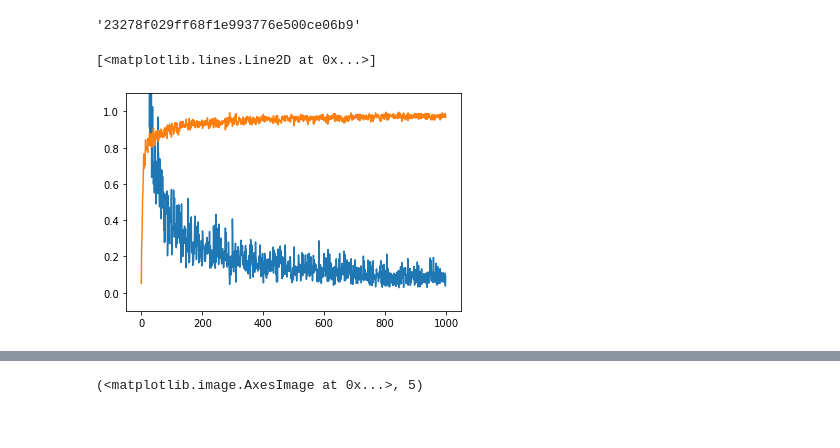
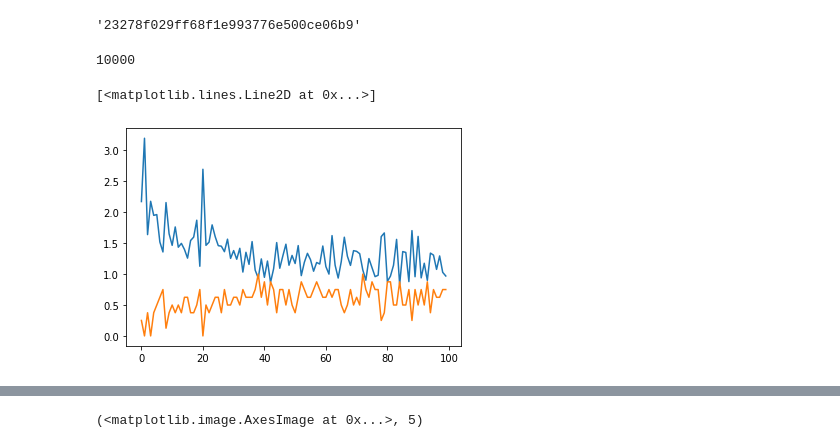
Before and after one commit to shauray8/ai-notebooks, a Jupyter notebook: mnist_scratch/Untitled.ipynb, the cells around one changed output, grey strips where cells are left out. Saved outputs shown, nothing was run; the diff lists cells and outputs as text; code cells hidden in the pictures.

```diff
--- a/mnist_scratch/Untitled.ipynb
+++ b/mnist_scratch/Untitled.ipynb
@@ -42,0 +31,4 @@ class bobnet(nn.Module):
+# %%
+len(X_test)
+# %% [output]
+10000
@@ -43,27 +92,29 @@ class bobnet(nn.Module):
 # %%
-model = bobnet()
-BS = 256
+model = ModelM3()
+BS = 8
 losses,accur = [],[]
 loss_function = nn.CrossEntropyLoss()
 optim = torch.optim.Adam(model.parameters())
-for i in (w := trange(1000)):
+scheduler = torch.optim.lr_scheduler.OneCycleLR(optim, max_lr=0.01, steps_per_epoch=(8), epochs=100)
+for i in (w := trange(100)):
+
     samp = np.random.randint(0, X_train.shape[0], size=(BS))
-    X = torch.tensor(X_train[samp].reshape((-1, 28*28))).float()
+    X = torch.tensor(X_train[samp]).reshape(BS,-1,28,28).float()
     Y = torch.tensor(Y_train[samp]).long()
     optim.zero_grad()
     out = model(X)
     loss = loss_function(out, Y)
     loss.backward()
     optim.step()
+    scheduler.step()
     losses.append(loss.item())
     cat = torch.argmax(out, dim=1)
     accuracy = (cat == Y).float().mean()
     accur.append(accuracy.item())
     w.set_description("loss %.2f accuracy %.2f" % (loss.item(), accuracy.item()))
 
-plt.ylim(-.1,1.1)
 plot(losses)
 plot(accur)
 # %% [output]
 [<matplotlib.lines.Line2D at 0x...>]
-[figure, old version]
+[figure, new version]
```
Also changed, not shown: parts of 15 cells of this notebook, 6 other files.
